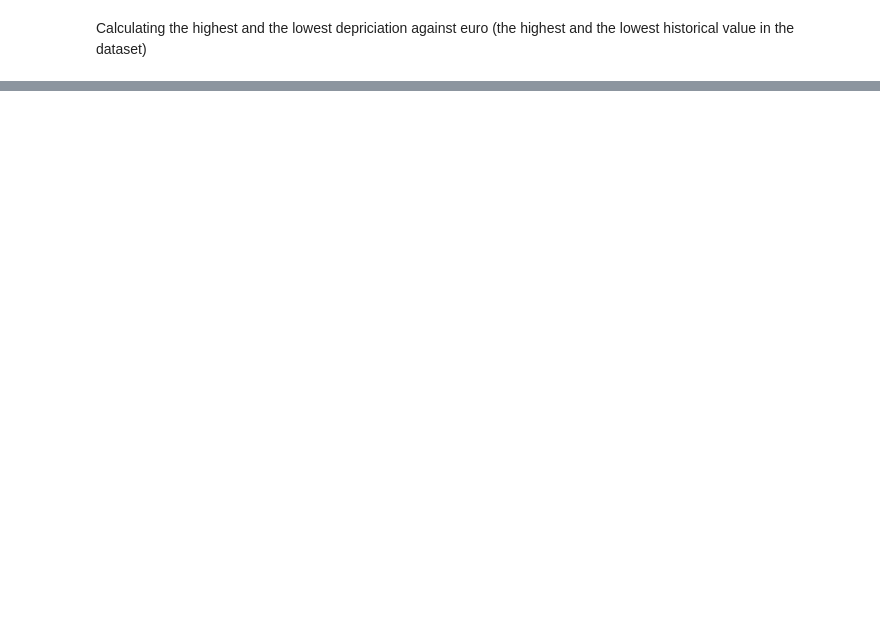
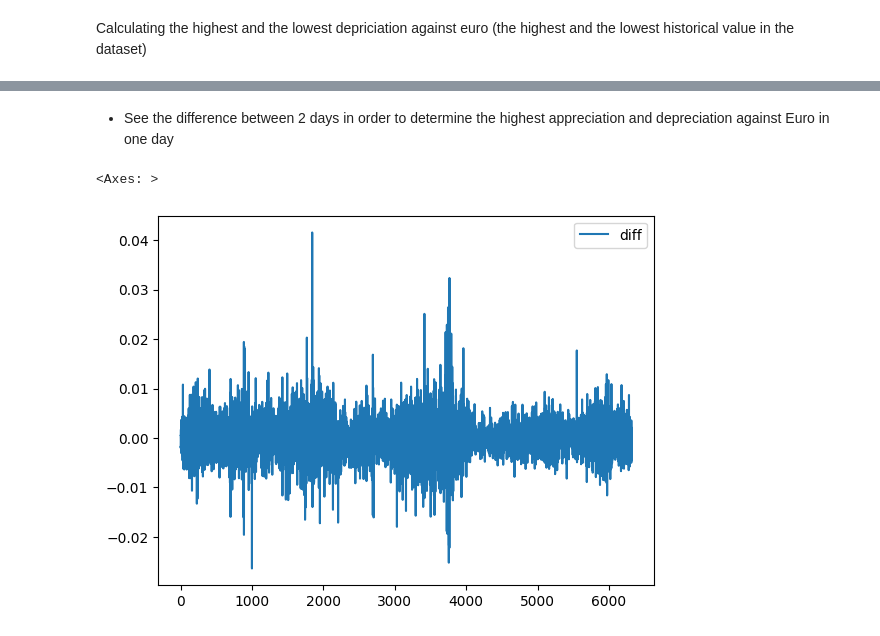
Before and after one commit to sonjamehes/PythonExchangeRate, a Jupyter notebook: exchange_gbp.ipynb, the cells around one changed output, grey strips where cells are left out. Saved outputs shown, nothing was run; the diff lists cells and outputs as text; code cells hidden in the pictures; blank space fills up the shorter version.

```diff
--- a/exchange_gbp.ipynb
+++ b/exchange_gbp.ipynb
@@ -73,0 +133,8 @@ Min val of 0.571 at date 2000-05-03
+# %% [markdown]
+- See the difference between 2 days in order to determine the highest appreciation and depreciation against Euro in one day
+# %%
+df_gbp_euro['diff'] = df_gbp_euro['GBP'].diff(-1)
+df_gbp_euro.plot(y=['diff'])
+# %% [output]
+<Axes: >
+[figure, added]
```
Also changed, not shown: parts of 8 cells of this notebook.
